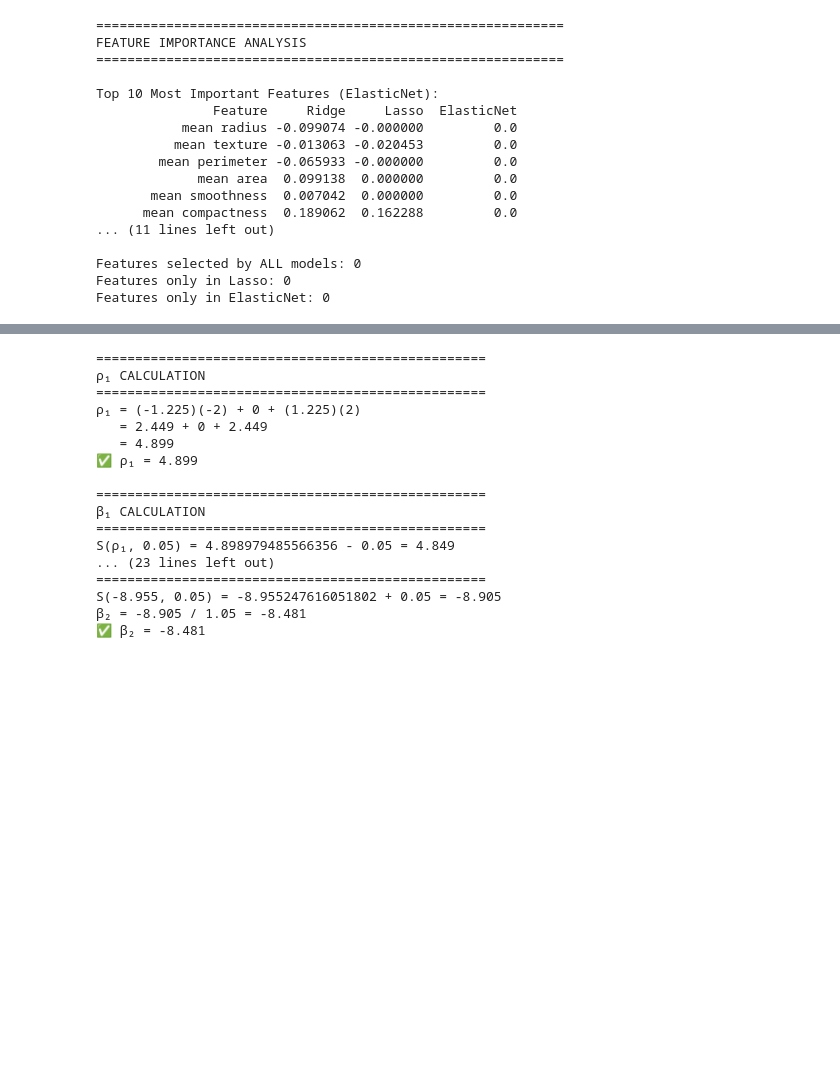
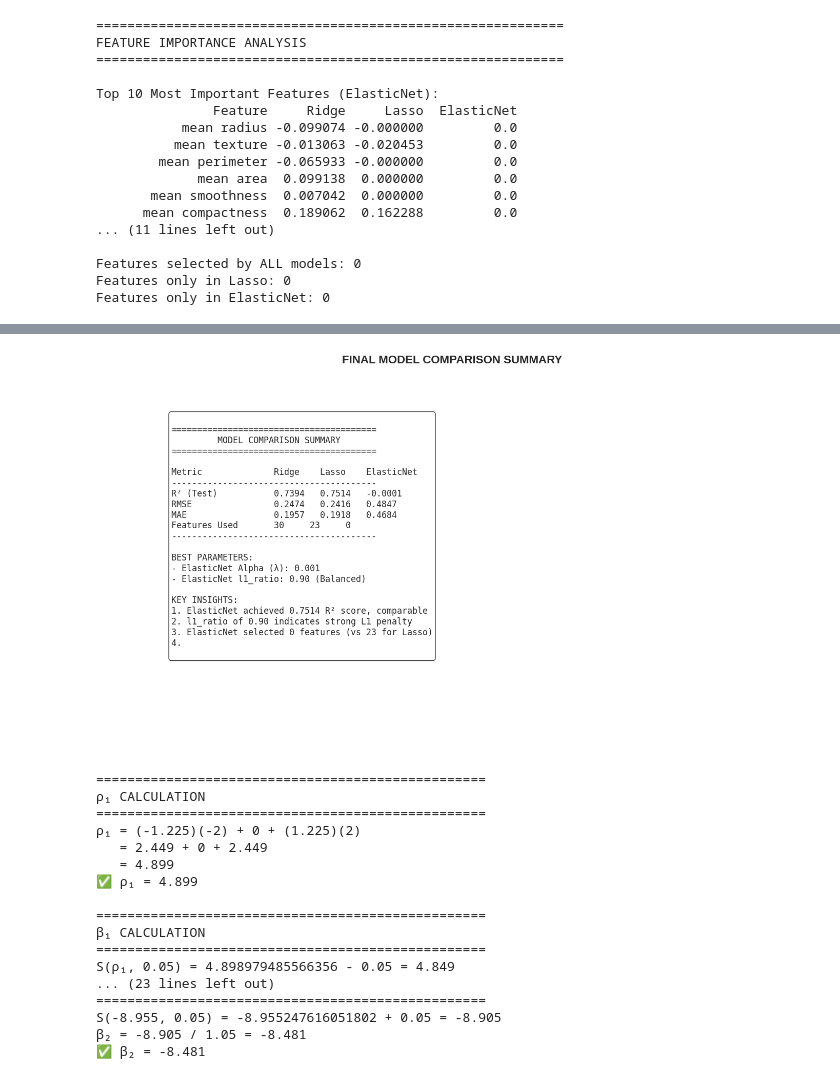
Before and after one commit to hima879/aiml, a Jupyter notebook: practice/ElasticNet.ipynb, the cells around one changed output, grey strips where cells are left out. Cells and saved outputs as stored; diff of their text form; code cells hidden in the pictures; blank space fills up the shorter version.

```diff
--- a/practice/ElasticNet.ipynb
+++ b/practice/ElasticNet.ipynb
@@ -676,3 +792,56 @@ Features only in ElasticNet: 0
+# %%
+# Cell 17: Final Summary Visualization
+fig = plt.figure(figsize=(14, 8))
+
+# Create a summary table as text
+summary_text = """
+========================================
+         MODEL COMPARISON SUMMARY
+========================================
+
+Metric              Ridge    Lasso    ElasticNet
+----------------------------------------
+R² (Test)           {ridge_r2:.4f}   {lasso_r2:.4f}   {elastic_r2:.4f}
+RMSE                {ridge_rmse:.4f}   {lasso_rmse:.4f}   {elastic_rmse:.4f}
+MAE                 {ridge_mae:.4f}   {lasso_mae:.4f}   {elastic_mae:.4f}
+Features Used       {ridge_features}     {lasso_features}     {elastic_features}
+----------------------------------------
+
+BEST PARAMETERS:
+- ElasticNet Alpha (λ): {elastic_alpha}
+- ElasticNet l1_ratio: {elastic_l1:.2f} ({model_type})
+
+KEY INSIGHTS:
+1. ElasticNet achieved {best_r2:.4f} R² score, {performance_note}
+2. l1_ratio of {elastic_l1:.2f} indicates {penalty_type}
+3. ElasticNet selected {elastic_features} features (vs {lasso_features} for Lasso)
+4. {balance_note}
+""".format(
+    ridge_r2=ridge_test_r2, lasso_r2=lasso_test_r2, elastic_r2=elastic_test_r2,
+    ridge_rmse=ridge_test_rmse, lasso_rmse=lasso_test_rmse, elastic_rmse=elastic_test_rmse,
+    ridge_mae=ridge_test_mae, lasso_mae=lasso_test_mae, elastic_mae=elastic_test_mae,
+    ridge_features=len(ridge_selected), lasso_features=len(lasso_selected),
+    elastic_features=len(elastic_selected),
+    elastic_alpha=best_params['alpha'],
+    elastic_l1=best_params['l1_ratio'],
+    model_type="Ridge" if best_params['l1_ratio']==0 else "Lasso" if best_params['l1_ratio']==1 else "Balanced",
+    best_r2=max([ridge_test_r2, lasso_test_r2, elastic_test_r2]),
+    performance_note='the best' if elastic_test_r2 == max([ridge_test_r2, lasso_test_r2, elastic_test_r2]) else 'comparable',
+    penalty_type='strong L1 penalty' if best_params['l1_ratio'] > 0.7 else 'moderate L1 penalty' if best_params['l1_ratio'] > 0.3 else 'strong L2 penalty',
+    balance_note='ElasticNet found a good balance between Ridge and Lasso' if 0.3 < best_params['l1_ratio'] < 0.7 else ''
+)
+
+plt.text(0.1, 0.9, summary_text, transform=plt.gca().transAxes,
+         fontsize=12, verticalalignment='top', fontfamily='monospace',
+         bbox=dict(boxstyle='round', facecolor='white', alpha=0.8))
+
+plt.axis('off')
+plt.title('FINAL MODEL COMPARISON SUMMARY', fontsize=16, fontweight='bold', pad=20)
+
+plt.tight_layout()
+plt.show()
+# %% [output]
+[figure, added]
 # %%
 import numpy as np
 
```
Also changed, not shown: parts of 3 cells of this notebook.
